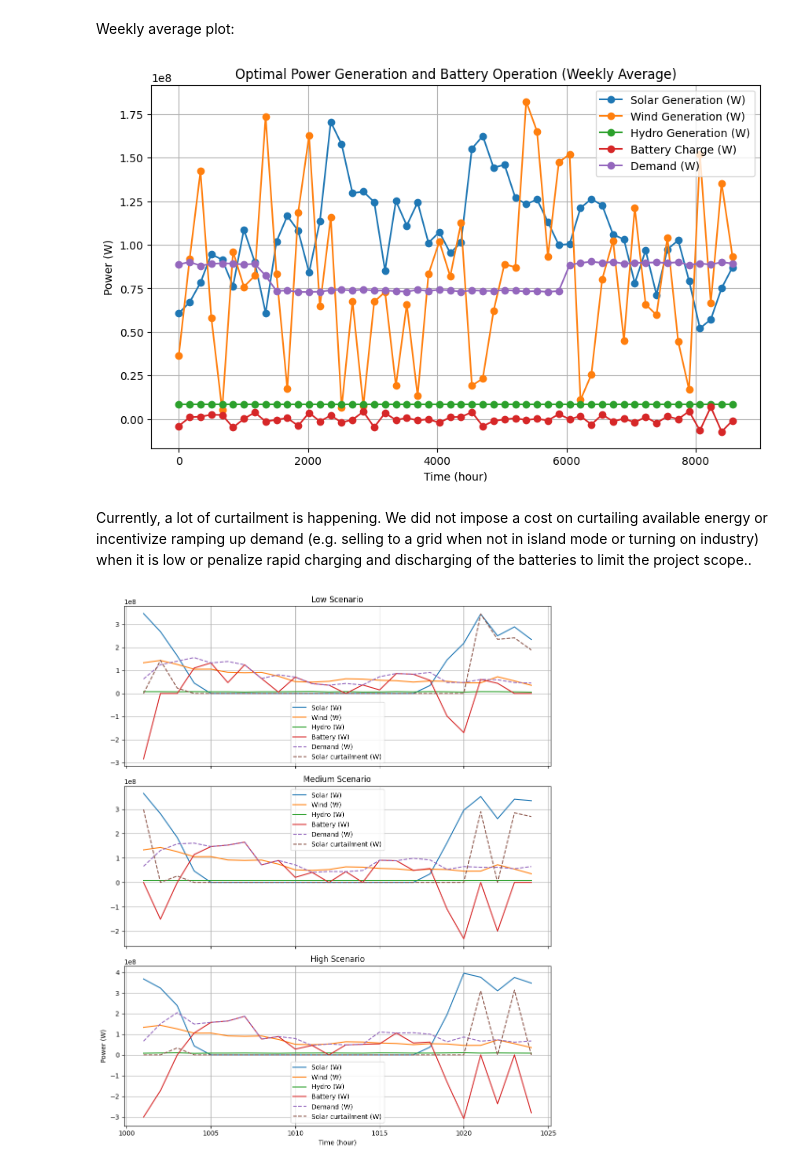
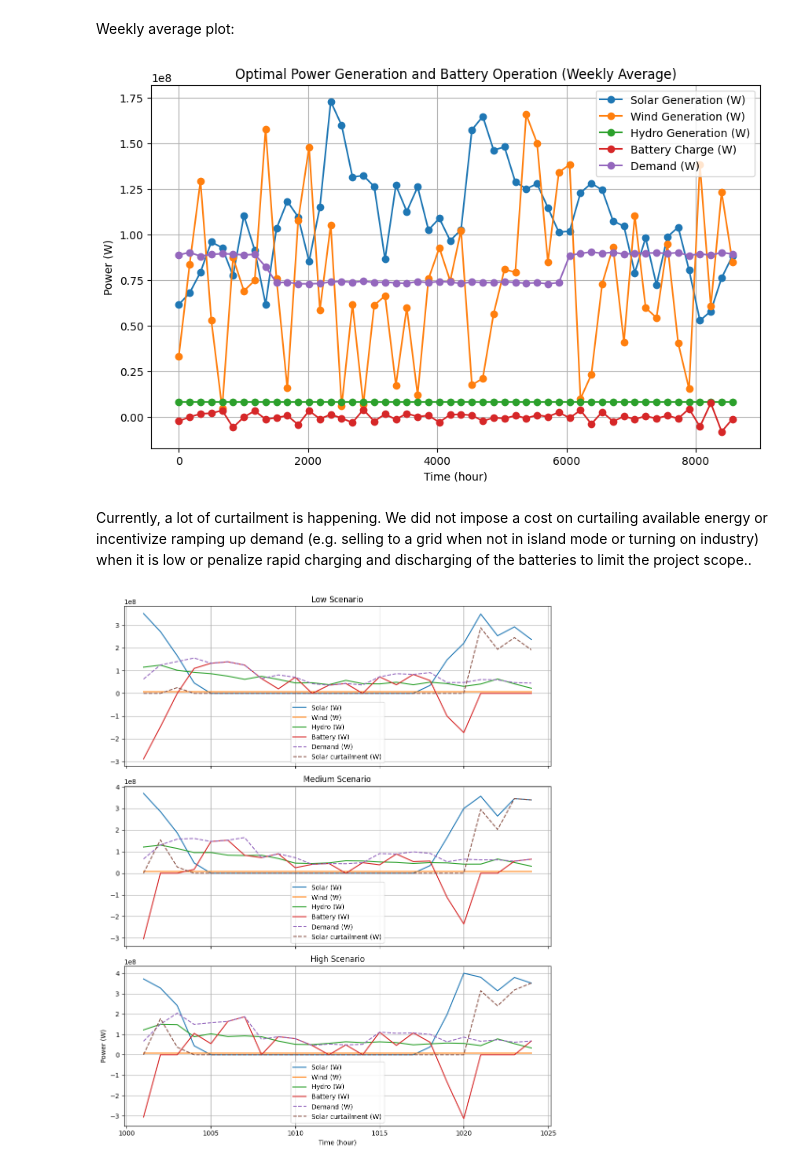
Before and after one commit to myliusen/TIO4855, a Jupyter notebook: stochastic_model.ipynb, the cells around one changed output. Drawn from its saved outputs; the diff is of its cells as text; code cells hidden in the pictures.

```diff
--- a/stochastic_model.ipynb
+++ b/stochastic_model.ipynb
@@ -241,31 +241,31 @@ random.seed(0)
 scenarios = [1, 2, 3]
 scenario_prob = {1: 1/3, 2: 1/3, 3: 1/3}  # Equal probability
 
-# Generate scenario-specific dictionaries for Q, S, and H.
-# W remains the same across scenarios.
+# Generate scenario-specific dictionaries for Q, S, and W.
+# H remains the same across scenarios.
 scenarios_Q = {}
 scenarios_S = {}
-scenarios_H = {}
+scenarios_W = {}
 
 for omega in scenarios:
     scenarios_Q[omega] = {}
     scenarios_S[omega] = {}
-    scenarios_H[omega] = {}
+    scenarios_W[omega] = {}
     for t in T:
         if omega == 1:  # Low scenario: -10%
             random_factor = random.normalvariate(0.9, 0.1)
             scenarios_Q[omega][t] = Q[t] * random_factor
             scenarios_S[omega][t] = S[t] * random_factor
-            scenarios_H[omega][t] = H[t] * random_factor
+            scenarios_W[omega][t] = W[t] * random_factor
         elif omega == 2:  # Medium scenario: base values
             scenarios_Q[omega][t] = Q[t]
             scenarios_S[omega][t] = S[t]
-            scenarios_H[omega][t] = H[t]
+            scenarios_W[omega][t] = W[t]
         elif omega == 3:  # High scenario: +10%
             random_factor = random.normalvariate(1.1, 0.1)
             scenarios_Q[omega][t] = Q[t] * random_factor
             scenarios_S[omega][t] = S[t] * random_factor
-            scenarios_H[omega][t] = H[t] * random_factor
+            scenarios_W[omega][t] = W[t] * random_factor
 
 
 # -------------------------------
@@ -306,9 +306,9 @@ for omega in scenarios:
         # Curtailment Limits:
         m.addConstr(curt_s[t, omega] <= x_s * scenarios_S[omega][t],
                     name=f"solar_curtailment_limit_{t}_{omega}")
-        m.addConstr(curt_w[t, omega] <= x_w * W[t],
+        m.addConstr(curt_w[t, omega] <= x_h * H[t],
                     name=f"wind_curtailment_limit_{t}_{omega}")
-        m.addConstr(curt_h[t, omega] <= x_h * scenarios_H[omega][t],
+        m.addConstr(curt_h[t, omega] <= x_w * scenarios_W[omega][t],
                     name=f"hydro_curtailment_limit_{t}_{omega}")
 
         # Battery Capacity Constraint:
@@ -334,10 +334,10 @@ for omega in scenarios:
 
         # Define a helper expression for raw supply:
         supply = (x_s * scenarios_S[omega][t] - curt_s[t, omega] +
-                x_w * W[t]                - curt_w[t, omega] +
-                x_h * scenarios_H[omega][t] - curt_h[t, omega])
+                x_h * H[t]                - curt_h[t, omega] +
+                x_w * scenarios_W[omega][t] - curt_w[t, omega])
 
-        M = 1e9   # adjust this value as appropriate
+        M = 1e9   # adjust this value if needed
 
         # When y[t,omega] = 1 (i.e. no surplus), we want supply <= Q.
         m.addConstr(supply <= scenarios_Q[omega][t] + M * (1 - y[t, omega]),
@@ -435,7 +435,7 @@ plt.legend()
 plt.grid(True)
 plt.show()
 # %% [output]
-[figure, old version]
+[figure, new version]
 # %% [markdown]
 Currently, a lot of curtailment is happening. We did not impose a cost on curtailing available energy or incentivize ramping up demand (e.g. selling to a grid when not in island mode or turning on industry) when it is low or penalize rapid charging and discharging of the batteries to limit the project scope..
 # %%
@@ -444,33 +444,33 @@ week_1 = T[1000:1024]
 
 fig, axes = plt.subplots(nrows=3, ncols=1, figsize=(10,12), sharex=True)
 scenario_labels = {1: "Low", 2: "Medium", 3: "High"}
 
 for idx, omega in enumerate(scenarios):
     ax = axes[idx]
     ax.set_title(f"{scenario_labels[omega]} Scenario")
 
     # Plot solar, wind, hydro, battery, demand for the scenario
     solar = [x_s.X * scenarios_S[omega][t] for t in week_1]
-    wind  = [x_w.X * W[t] for t in week_1]
-    hydro = [x_h.X * scenarios_H[omega][t] for t in week_1]
+    wind  = [x_h.X * H[t] for t in week_1]
+    hydro = [x_w.X * scenarios_W[omega][t] for t in week_1]
     batt  = [E_ESS[t, omega].X * 1000 for t in week_1]
     dem   = [scenarios_Q[omega][t] for t in week_1]
     cur_s = [curt_s[t, omega].X for t in week_1]
 
     ax.plot(week_1, solar, label="Solar (W)")
     ax.plot(week_1, wind,  label="Wind (W)")
     ax.plot(week_1, hydro, label="Hydro (W)")
     ax.plot(week_1, batt,  label="Battery (W)")
     ax.plot(week_1, dem,   label="Demand (W)", linestyle="--")
     ax.plot(week_1, cur_s,   label="Solar curtailment (W)", linestyle="--")
 
 
     ax.legend()
     ax.grid(True)
 
 plt.xlabel("Time (hour)")
 plt.ylabel("Power (W)")
 plt.tight_layout()
 plt.show()
 # %% [output]
-[figure, old version]
+[figure, new version]
```
Also changed, not shown: parts of 1 cell of this notebook, 1 other file.
